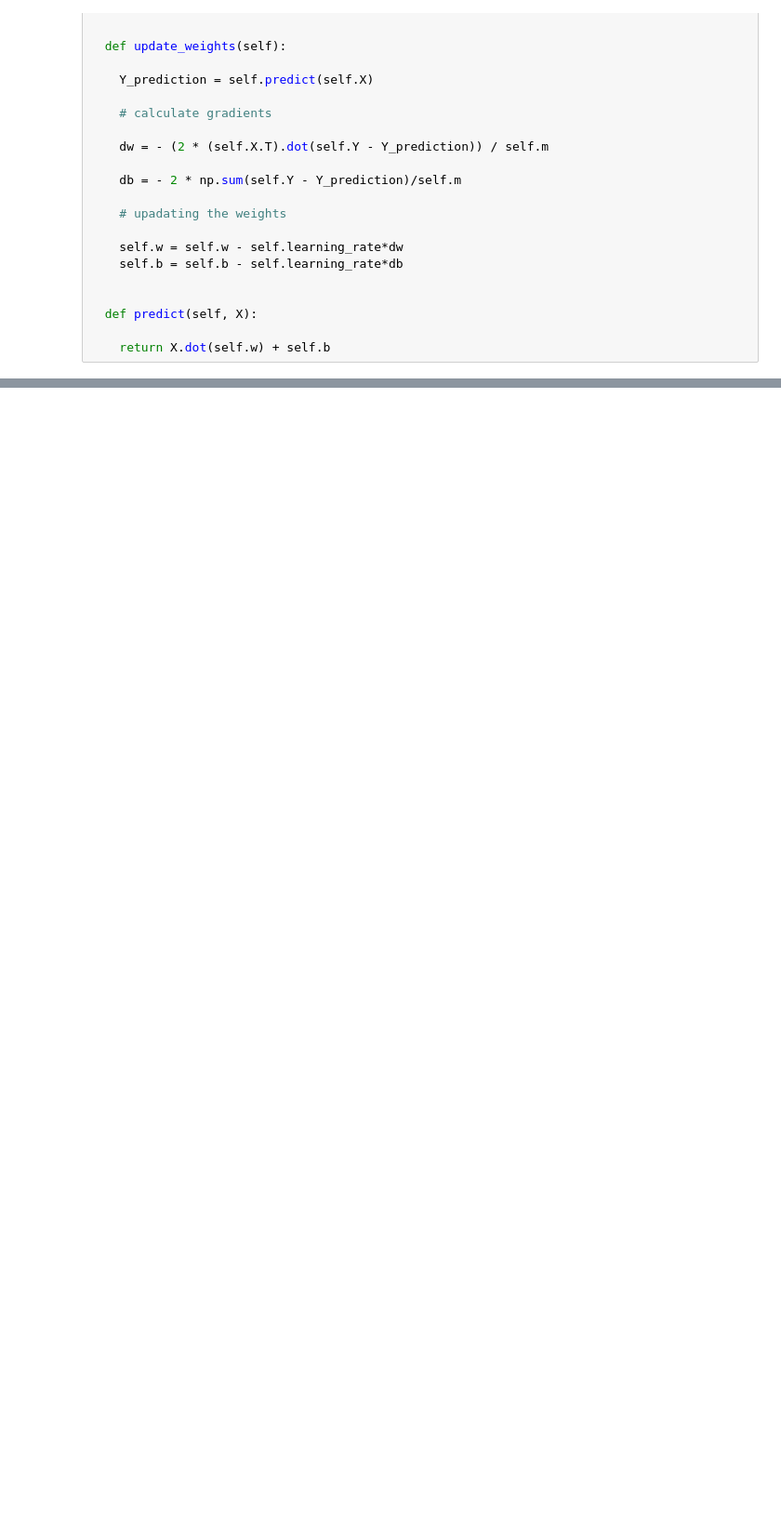
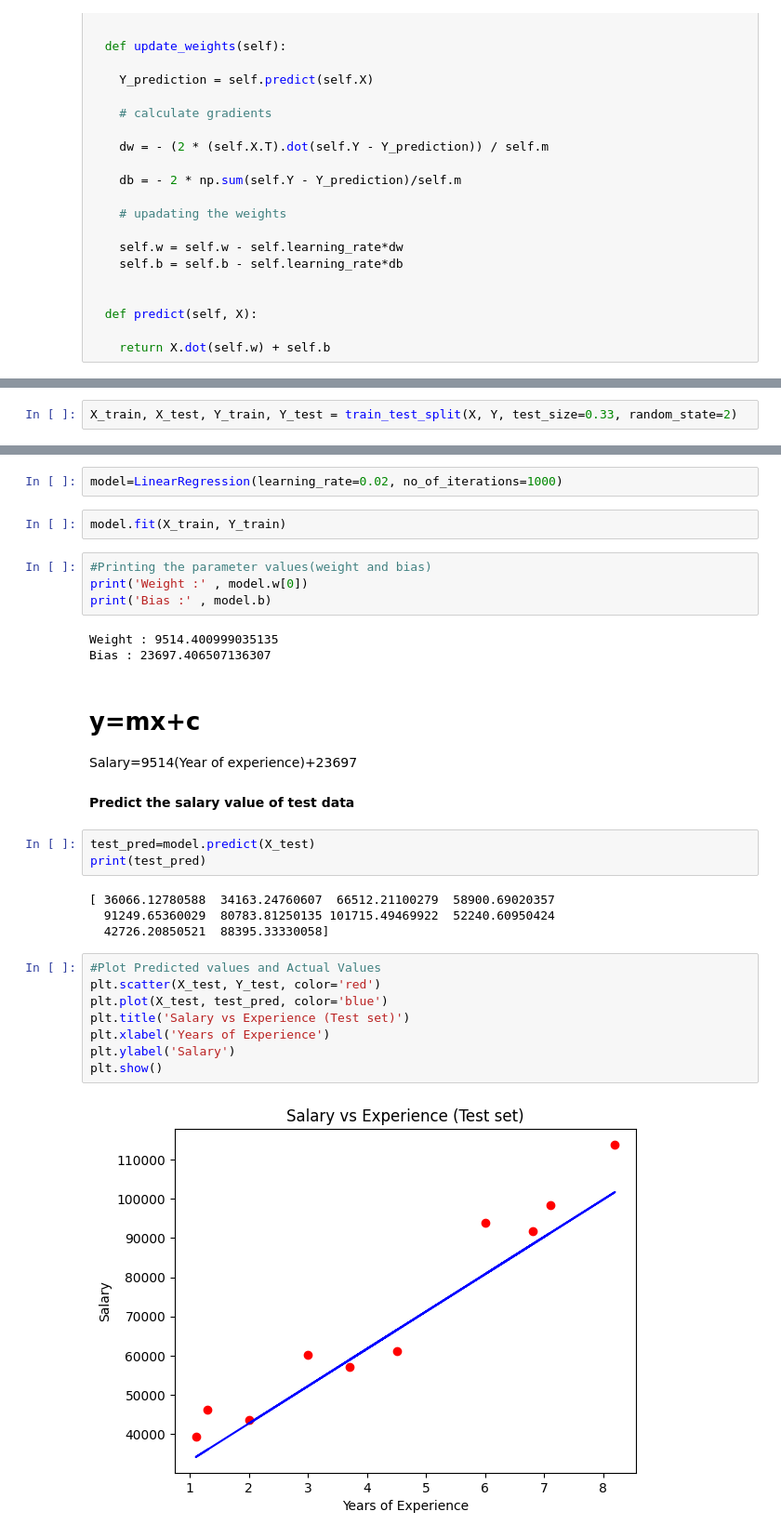
Before and after one commit to Vigneshprabhu078/Machine-Learning-Models, a Jupyter notebook: Linear_Regression_Model_Building.ipynb, the cells around one changed output, grey strips where cells are left out. Shown: that part at 93% size. Drawn from its saved outputs; the diff is of its cells as text; blank space fills up the shorter version.

```diff
--- a/Linear_Regression_Model_Building.ipynb
+++ b/Linear_Regression_Model_Building.ipynb
@@ -85,0 +149,2 @@ class LinearRegression():
+# %%
+X_train, X_test, Y_train, Y_test = train_test_split(X, Y, test_size=0.33, random_state=2)
@@ -85,0 +153,34 @@ class LinearRegression():
+# %%
+model=LinearRegression(learning_rate=0.02, no_of_iterations=1000)
+# %%
+model.fit(X_train, Y_train)
+# %%
+#Printing the parameter values(weight and bias)
+print('Weight :' , model.w[0])
+print('Bias :' , model.b)
+# %% [output]
+Weight : 9514.400999035135
+Bias : 23697.406507136307
+# %% [markdown]
+# **y=mx+c**
+
+Salary=9514(Year of experience)+23697
+# %% [markdown]
+**Predict the salary value of test data**
+# %%
+test_pred=model.predict(X_test)
+print(test_pred)
+# %% [output]
+[ 36066.12780588  34163.24760607  66512.21100279  58900.69020357
+  91249.65360029  80783.81250135 101715.49469922  52240.60950424
+  42726.20850521  88395.33330058]
+# %%
+#Plot Predicted values and Actual Values
+plt.scatter(X_test, Y_test, color='red')
+plt.plot(X_test, test_pred, color='blue')
+plt.title('Salary vs Experience (Test set)')
+plt.xlabel('Years of Experience')
+plt.ylabel('Salary')
+plt.show()
+# %% [output]
+[figure, added]
```
Also changed, not shown: parts of 13 cells of this notebook.
